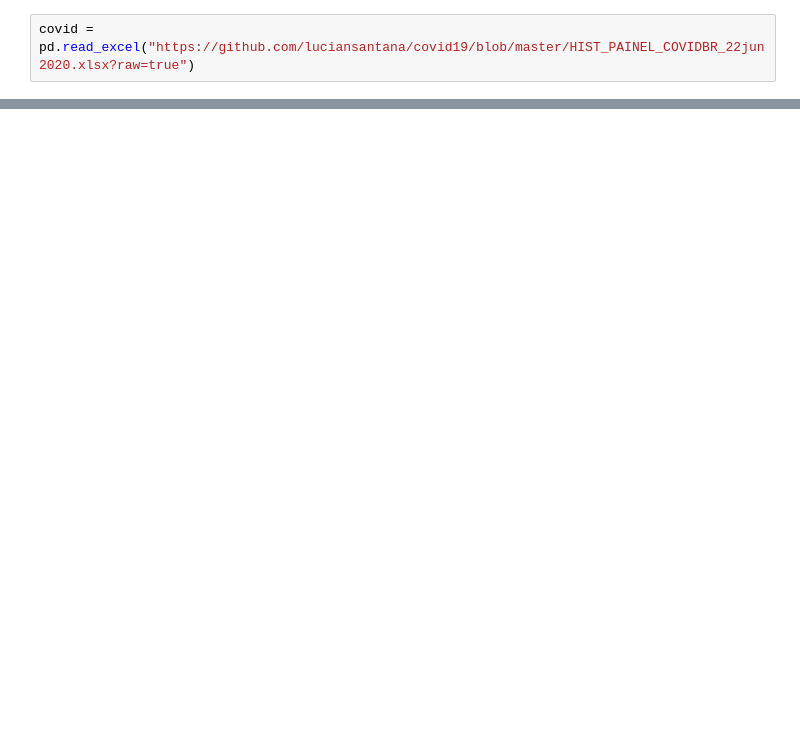
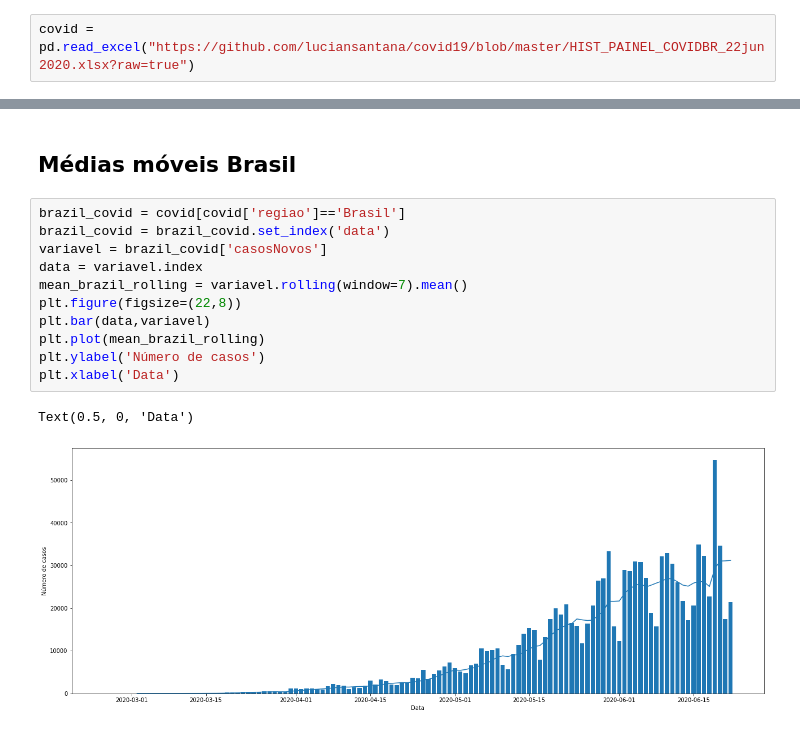
Before and after one commit to luciansantana/covid19, a Jupyter notebook: Covid19.ipynb, the cells around one changed output, grey strips where cells are left out. Saved outputs shown, nothing was run; the diff lists cells and outputs as text; blank space fills up the shorter version.

```diff
--- a/Covid19.ipynb
+++ b/Covid19.ipynb
@@ -65,0 +61,16 @@ plt.legend()
+# %% [markdown]
+## Médias móveis Brasil
+# %%
+brazil_covid = covid[covid['regiao']=='Brasil']
+brazil_covid = brazil_covid.set_index('data')
+variavel = brazil_covid['casosNovos']
+data = variavel.index
+mean_brazil_rolling = variavel.rolling(window=7).mean()
+plt.figure(figsize=(22,8))
+plt.bar(data,variavel)
+plt.plot(mean_brazil_rolling)
+plt.ylabel('Número de casos')
+plt.xlabel('Data')
+# %% [output]
+Text(0.5, 0, 'Data')
+[figure, added]
```
Also changed, not shown: parts of 12 cells of this notebook.
